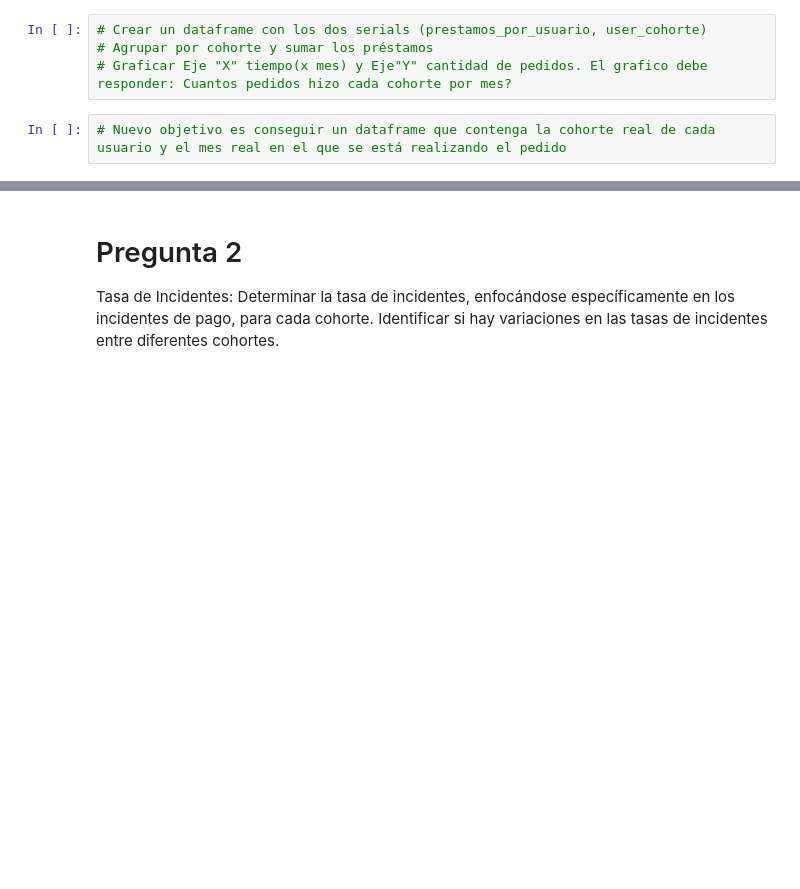
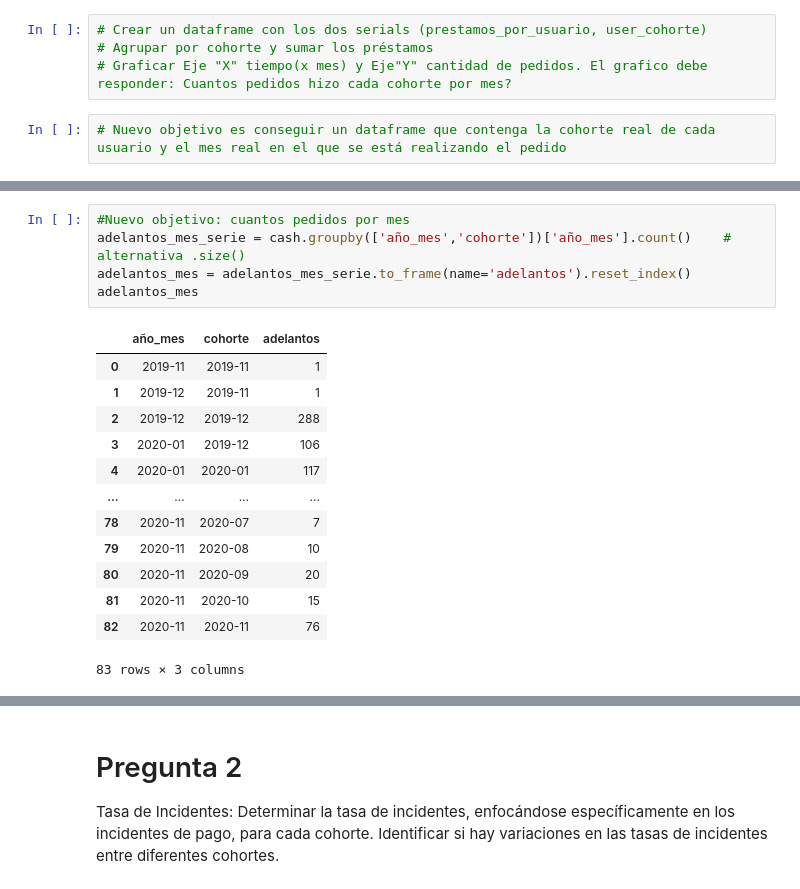
Before and after one commit to moiatgit/project-1-ironhack-payments-es, a Jupyter notebook: grupo3.ipynb, the cells around one changed output, grey strips where cells are left out. Cells and saved outputs as stored; diff of their text form; blank space fills up the shorter version.

```diff
--- a/grupo3.ipynb
+++ b/grupo3.ipynb
@@ -381,0 +397,19 @@ Comprobación del número de préstamos del conocido para el usuario 231. Se esp
+# %%
+#Nuevo objetivo: cuantos pedidos por mes
+adelantos_mes_serie = cash.groupby(['año_mes','cohorte'])['año_mes'].count()    # alternativa .size()
+adelantos_mes = adelantos_mes_serie.to_frame(name='adelantos').reset_index()
+adelantos_mes
+# %% [output]
+|  | año_mes | cohorte | adelantos |
+| 0 | 2019-11 | 2019-11 | 1 |
+| 1 | 2019-12 | 2019-11 | 1 |
+| 2 | 2019-12 | 2019-12 | 288 |
+| 3 | 2020-01 | 2019-12 | 106 |
+| 4 | 2020-01 | 2020-01 | 117 |
+| ... | ... | ... | ... |
+| 78 | 2020-11 | 2020-07 | 7 |
+| 79 | 2020-11 | 2020-08 | 10 |
+| 80 | 2020-11 | 2020-09 | 20 |
+| 81 | 2020-11 | 2020-10 | 15 |
+| 82 | 2020-11 | 2020-11 | 76 |
+83 rows × 3 columns
```
Also changed, not shown: parts of 4 cells of this notebook.
